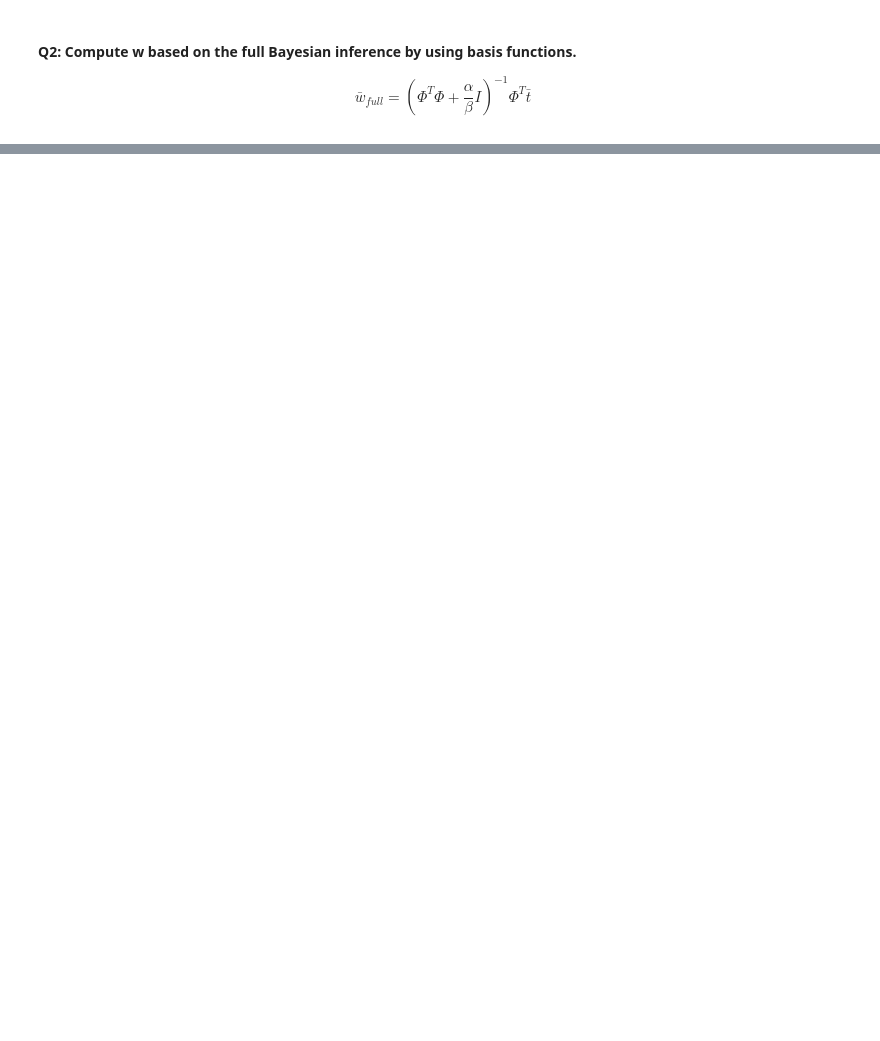
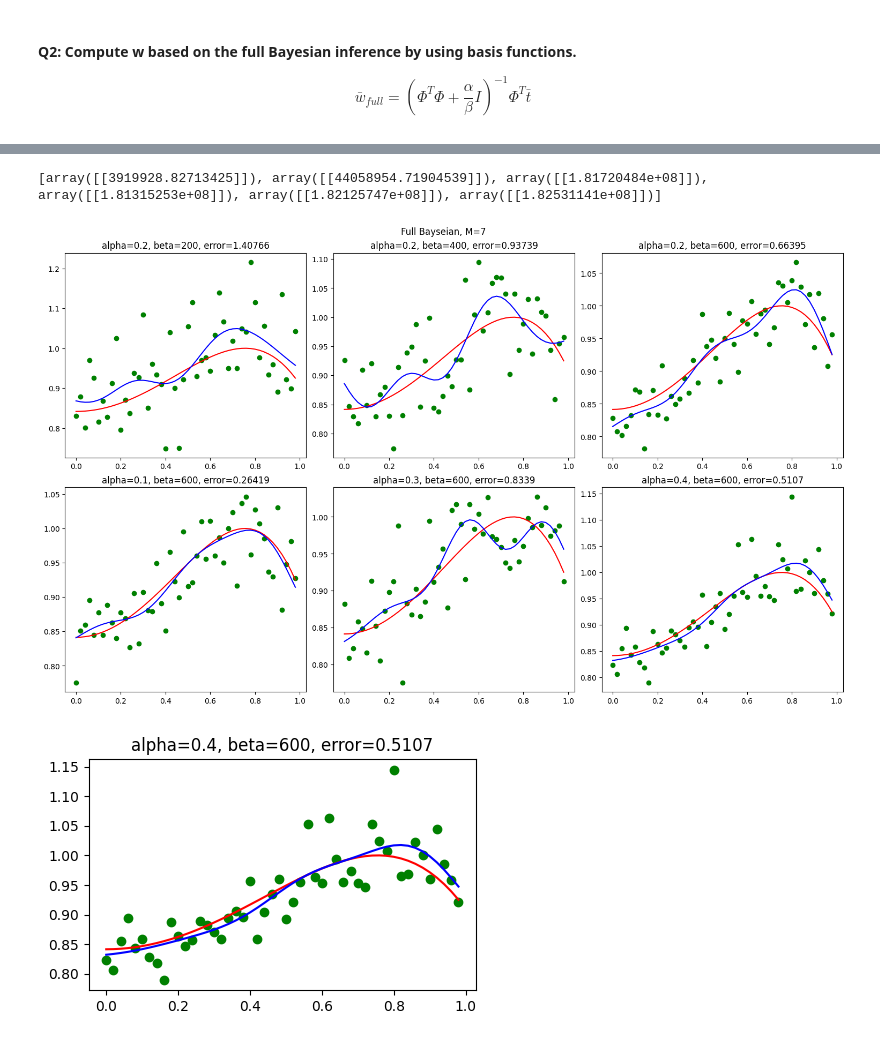
Before and after one commit to Observe-l/Msc_course, a Jupyter notebook: EE5907/CA/EE5907_CA1.ipynb, the cells around one changed output, grey strips where cells are left out. Drawn from its saved outputs; the diff is of its cells as text; code cells hidden in the pictures; blank space fills up the shorter version.

```diff
--- a/EE5907/CA/EE5907_CA1.ipynb
+++ b/EE5907/CA/EE5907_CA1.ipynb
@@ -612,0 +628,75 @@ plt.show()
+# %%
+# Calculate Gaussian probability
+def p_w_t(w:np.ndarray, m:np.ndarray, s:np.ndarray):
+    dim = len(w)
+    para_1 = (2*math.pi)**(-dim/2)
+    para_2 = np.power(np.linalg.det(s),-0.5)
+    para_3 = np.exp(-0.5*(w-m).T @ np.linalg.inv(s) @ (w-m))
+    return para_1*para_2*para_3
+
+def plt_alpha_beta(alpha_list:list, beta_list:list, x:np.ndarray, y:np.ndarray,m=7):
+    # Create some empty lists to record our results
+    w_list = []
+    phi_list = []
+    y_est_list = []
+    error_list = []
+    y_noisy_list = []
+    # Full Bayesian parameter
+    prob_list = []
+    for alpha, beta in zip(alpha_list, beta_list):
+        # Calculate noise and y_noisy
+        sigma = beta**(-0.5)
+        noise = np.random.normal(0,sigma,size=(50))
+        y_noisy = y+noise
+        y_noisy_list.append(y_noisy)
+        # Calculate w
+        tmp_w, tmp_Phi = Full_basis(x, y_noisy, m,alpha)
+        w_list.append(tmp_w)
+        phi_list.append(tmp_Phi)
+        # Calculate y estimation and absolut error
+        tmp_error, tmp_y_est = basis_error(tmp_Phi, tmp_w, y)
+        error_list.append(tmp_error)
+        y_est_list.append(tmp_y_est)
+        # Calculate Full Bayesian parameter
+        tmp_S = np.linalg.inv(alpha*np.identity(m) + beta*tmp_Phi.T @ tmp_Phi)
+        tmp_m = beta * tmp_S @ tmp_Phi.T @ y_noisy.reshape(len(x),1)
+        tmp_prob = p_w_t(tmp_w, tmp_m, tmp_S)
+        prob_list.append(tmp_prob)
+
+
+    # Print the p(w|t)
+    print(prob_list)
+    # plot the result
+    row_num = math.ceil(len(w_list)/3)
+    col_num = 3
+    fig, axs = plt.subplots(row_num,col_num, figsize=(15,9), constrained_layout=True)
+    for ax, alpha, beta, y_est, error, y_noisy2, prob in zip(axs.flatten(), alpha_list, beta_list, y_est_list, error_list, y_noisy_list, prob_list):
+        # Calculate result
+        ax.set_title(f'alpha={alpha}, beta={beta}, error={round(error,5)}')
+        # plot function
+        ax.plot(x, y, 'r-')
+        ax.scatter(x, y_noisy2,color='green')
+        ax.plot(x, y_est, 'b-')
+    fig.suptitle(f'Full Bayseian, M={m}')
+
+    fig = plt.figure(figsize =(5, 3))
+    ax = plt.axes()
+    best_index = np.argmax(prob_list)
+    ax.set_title(f'alpha={alpha_list[best_index]}, beta={beta_list[best_index]}, error={round(error_list[best_index],5)}')
+    ax.plot(x, y, 'r-')
+    ax.scatter(x, y_noisy_list[best_index],color='green')
+    ax.plot(x, y_est_list[best_index], 'b-')
+
+# 2 rows.
+# Row 1: alpha = 0.2, beta: 200,400,600
+# Row 2: alpha = 600, beta: 0.1, 0.3, 0.4
+alpha_list_p3 = [0.2, 0.2, 0.2,
+                 0.1, 0.3, 0.4]
+beta_list_p3 = [200, 400, 600,
+                600, 600, 600]
+
+plt_alpha_beta(alpha_list_p3, beta_list_p3,x,y)
+# %% [output]
+[array([[3919928.82713425]]), array([[44058954.71904539]]), array([[1.81720484e+08]]), array([[1.81315253e+08]]), array([[1.82125747e+08]]), array([[1.82531141e+08]])]
+[figure, added]
+[figure, added]
```
Also changed, not shown: parts of 22 cells of this notebook.
